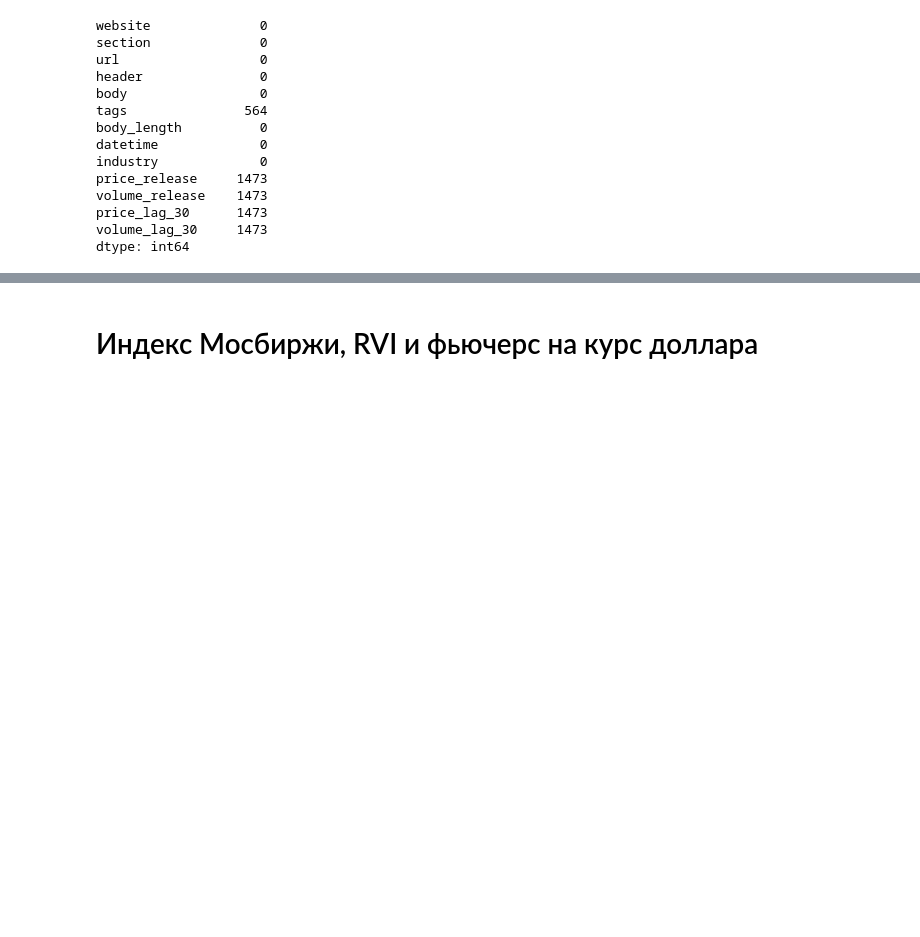
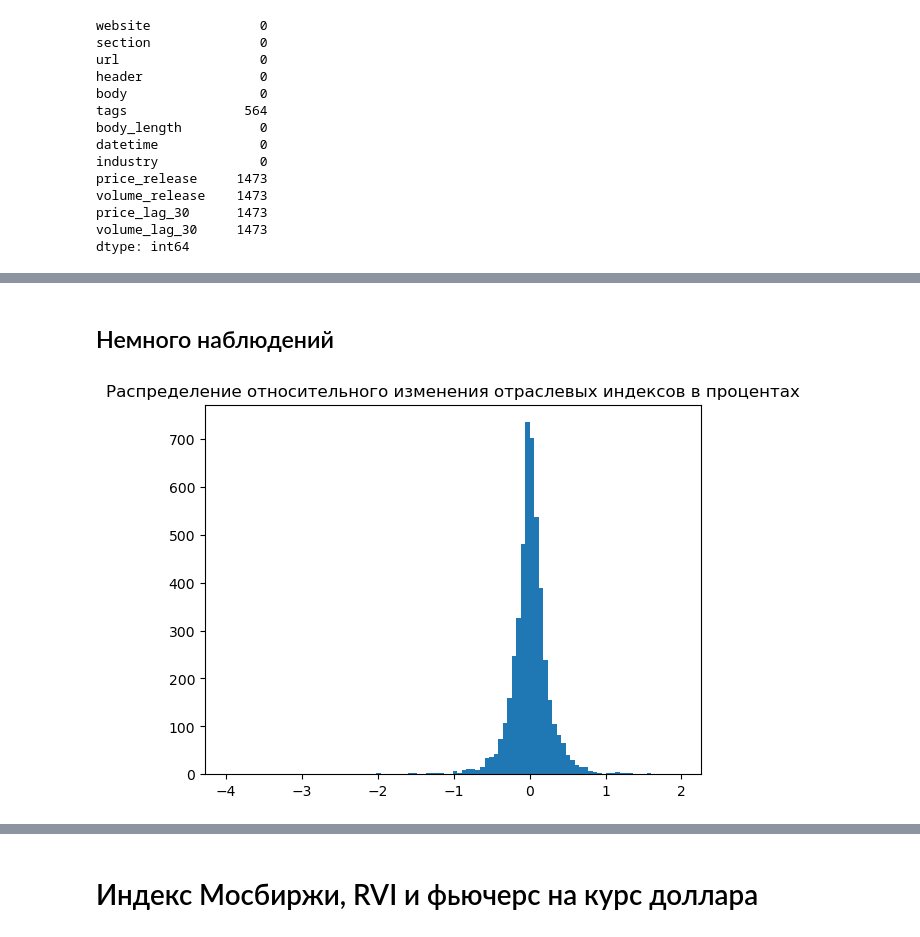
Before and after one commit to FlameInBrainSerj/project_news_graph, a Jupyter notebook: Modeling/trade_data_integration.ipynb, the cells around one changed output, grey strips where cells are left out. Cells and saved outputs as stored; diff of their text form; code cells hidden in the pictures; blank space fills up the shorter version.

```diff
--- a/Modeling/trade_data_integration.ipynb
+++ b/Modeling/trade_data_integration.ipynb
@@ -140,10 +153,6 @@ ind_df['volume_lag_30'] = np.nan
 # %%
 ind_df = ind_df.sort_values(by=['datetime'])
 # %%
-ind_df['price_release'] = np.nan
-ind_df['volume_release'] = np.nan
-ind_df['price_lag_30'] = np.nan
-ind_df['volume_lag_30'] = np.nan
 for i in tqdm(range(len(ind_df))):
     start = ind_df['datetime'][i]
     end = ind_df['datetime'][i] + datetime.timedelta(minutes=30)
@@ -158,5 +167,5 @@ for i in tqdm(range(len(ind_df))):
         ind_df.loc[i, 'volume_lag_30'] = n['candles']['data'][-1][4]
     except IndexError:
         continue
-    #delay = uniform(0, 3)
-    #time.sleep(delay)
+#     delay = uniform(0, 3)
+#     time.sleep(delay)
@@ -206,0 +200,8 @@ ind_df
+# %% [markdown]
+## Немного наблюдений
+# %%
+plt.hist(ind_df.price_diff_percent, bins=100)
+plt.title('Распределение относительного изменения отраслевых индексов в процентах')
+plt.show()
+# %% [output]
+[figure, added]
```
Also changed, not shown: parts of 48 cells of this notebook.
